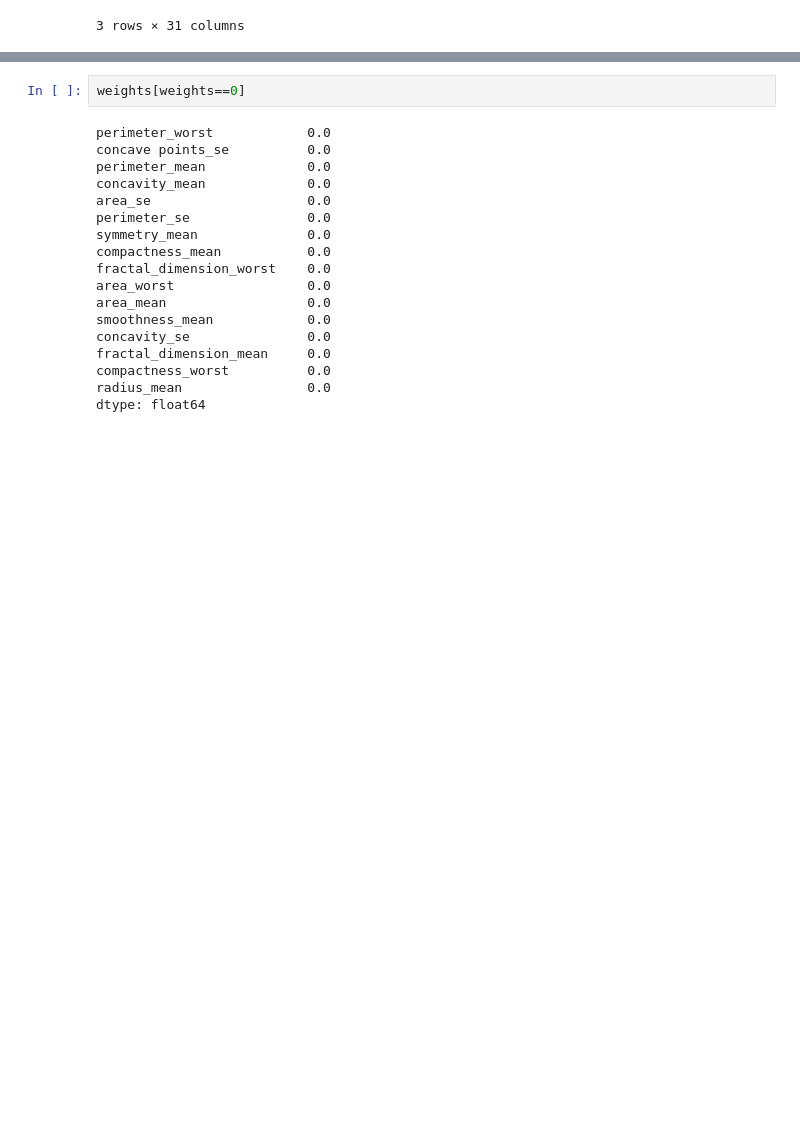
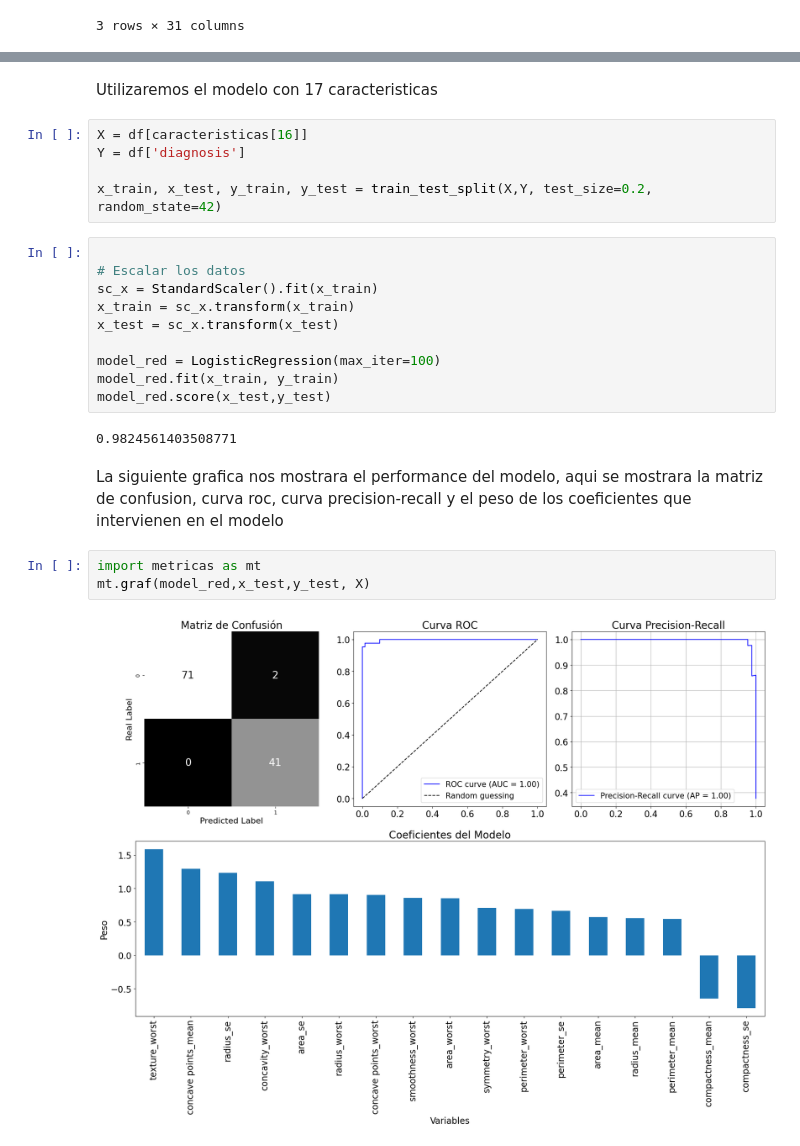
Before and after one commit to AlexCh069/LogisticRegresion---Breast-Cancer-Wisconsin, a Jupyter notebook: model.ipynb, the cells around one changed output, grey strips where cells are left out. Saved outputs shown, nothing was run; the diff lists cells and outputs as text; blank space fills up the shorter version.

Commit message:
analisis del modelo entrenado y readme

```diff
--- a/model.ipynb
+++ b/model.ipynb
@@ -112,20 +88,26 @@ weights.plot(kind='bar')
-# %%
-weights[weights==0]
-# %% [output]
-perimeter_worst            0.0
-concave points_se          0.0
-perimeter_mean             0.0
-concavity_mean             0.0
-area_se                    0.0
-perimeter_se               0.0
-symmetry_mean              0.0
-compactness_mean           0.0
-fractal_dimension_worst    0.0
-area_worst                 0.0
-area_mean                  0.0
-smoothness_mean            0.0
-concavity_se               0.0
-fractal_dimension_mean     0.0
-compactness_worst          0.0
-radius_mean                0.0
-dtype: float64
+# %% [markdown]
+Utilizaremos el modelo con 17 caracteristicas
+# %%
+X = df[caracteristicas[16]]
+Y = df['diagnosis']
+
+x_train, x_test, y_train, y_test = train_test_split(X,Y, test_size=0.2, random_state=42)
+# %%
+
+# Escalar los datos
+sc_x = StandardScaler().fit(x_train)
+x_train = sc_x.transform(x_train)
+x_test = sc_x.transform(x_test)
+
+model_red = LogisticRegression(max_iter=100)
+model_red.fit(x_train, y_train)
+model_red.score(x_test,y_test)
+# %% [output]
+0.9824561403508771
+# %% [markdown]
+La siguiente grafica nos mostrara el performance del modelo, aqui se mostrara la matriz de confusion, curva roc, curva precision-recall y el peso de los coeficientes que intervienen en el modelo
+# %%
+import metricas as mt
+mt.graf(model_red,x_test,y_test, X)
+# %% [output]
+[figure, added]
```
Also changed, not shown: parts of 10 cells of this notebook, 5 other files.
